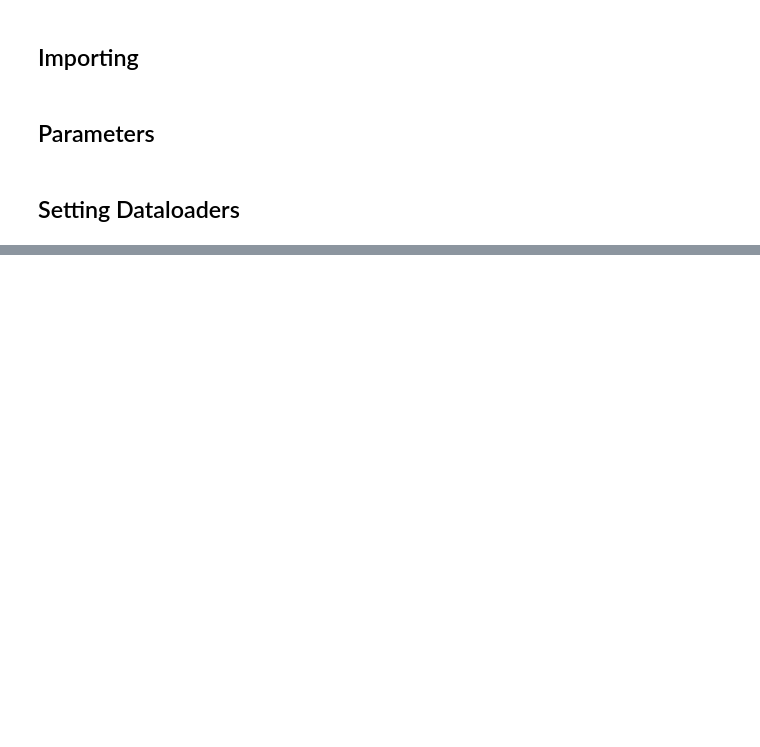
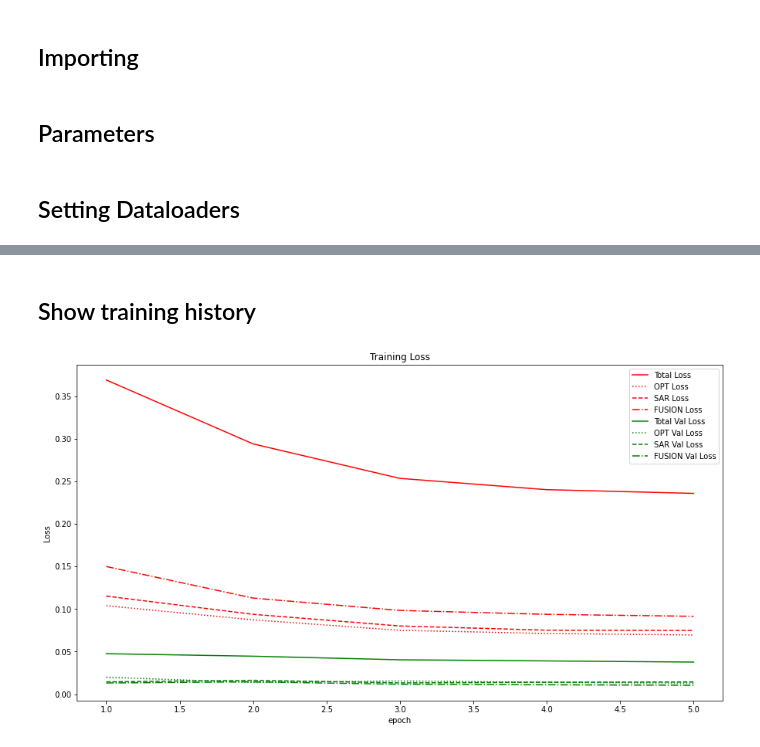
Before and after one commit to felferrari/cross-fusion, a Jupyter notebook: Train Model.ipynb, the cells around one changed output, grey strips where cells are left out. Saved outputs shown, nothing was run; the diff lists cells and outputs as text; code cells hidden in the pictures; blank space fills up the shorter version.

```diff
--- a/Train Model.ipynb
+++ b/Train Model.ipynb
@@ -50,0 +113,18 @@ dl_train = DataLoader(
+# %%
+callbacks = [
+    tf.keras.callbacks.EarlyStopping(
+        monitor='val_combined_f1score',
+        patience = params_training['patience'],
+        mode = 'max',
+        restore_best_weights=True),
+    UpdateAccuracy()
+]
+
+
+history = model.fit(
+    x=dl_train,
+    validation_data=dl_val,
+    epochs=params_training['epochs_train'],
+    callbacks=callbacks,
+    verbose = 2
+    )
@@ -50,0 +142,23 @@ dl_train = DataLoader(
+# %% [markdown]
+## Show training history
+# %%
+plt.figure(figsize=(15, 8))
+x = np.arange(len(history.history['loss']))+1
+plt.plot(x, history.history['loss'], 'r-',label='Total Loss')
+plt.plot(x, history.history['opt_loss'], 'r:',label='OPT Loss')
+plt.plot(x, history.history['sar_loss'], 'r--',label='SAR Loss')
+plt.plot(x, history.history['fusion_loss'], 'r-.',label='FUSION Loss')
+
+plt.plot(x, history.history['val_loss'], 'g-',label='Total Val Loss')
+plt.plot(x, history.history['val_opt_loss'], 'g:',label='OPT Val Loss')
+plt.plot(x, history.history['val_sar_loss'], 'g--',label='SAR Val Loss')
+plt.plot(x, history.history['val_fusion_loss'], 'g-.',label='FUSION Val Loss')
+
+plt.title('Training Loss')
+plt.ylabel('Loss')
+plt.xlabel('epoch')
+plt.legend(loc='upper right')
+plt.savefig('graphics/Loss.png')
+plt.show()
+# %% [output]
+[figure, added]
```
Also changed, not shown: parts of 10 cells of this notebook, 19 other files.
